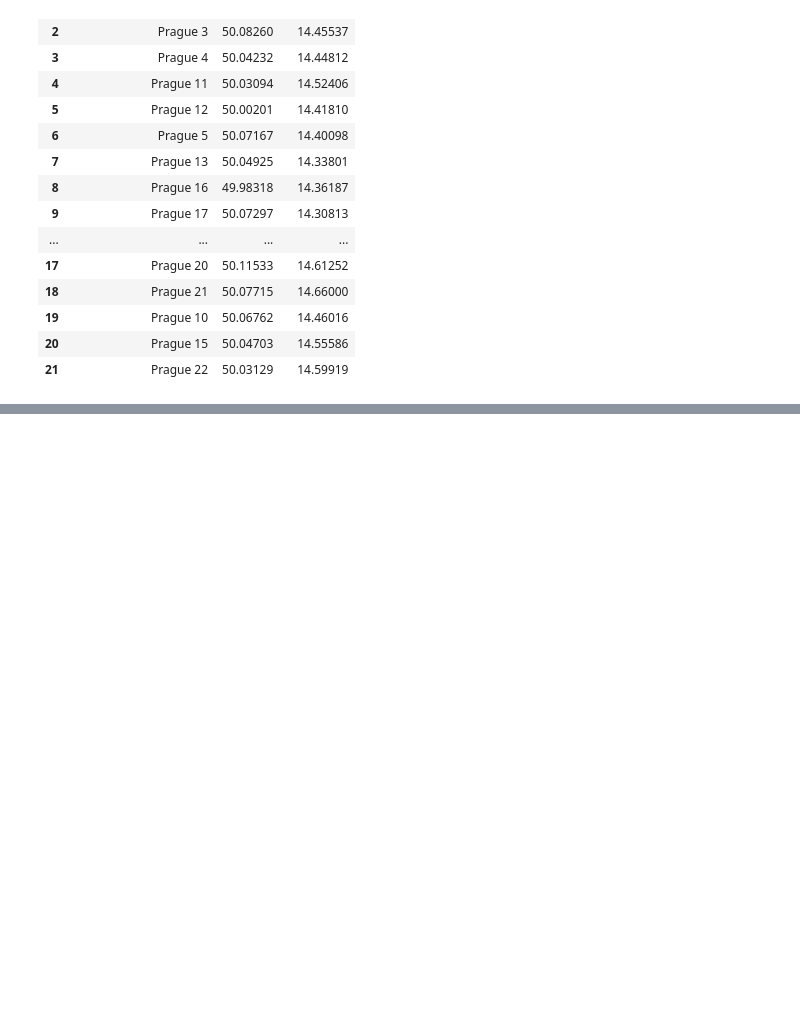
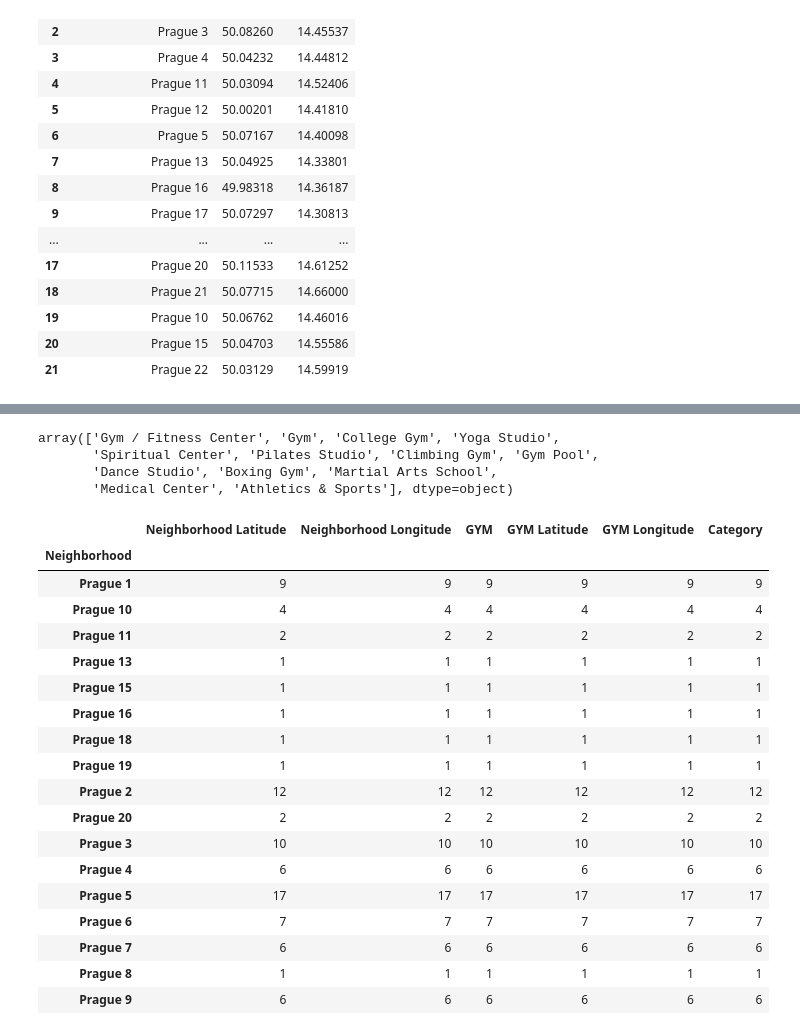
Before and after one commit to DMBabich/Coursera_Capstone, a Jupyter notebook: Final_Capstone/Rus-test.ipynb, the cells around one changed output, grey strips where cells are left out. Cells and saved outputs as stored; diff of their text form; code cells hidden in the pictures; blank space fills up the shorter version.

```diff
--- a/Final_Capstone/Rus-test.ipynb
+++ b/Final_Capstone/Rus-test.ipynb
@@ -195,0 +254,29 @@ longitude = lat_lng_coords[1]
+# %%
+prague_gym['Category'].unique()
+# %% [output]
+array(['Gym / Fitness Center', 'Gym', 'College Gym', 'Yoga Studio',
+       'Spiritual Center', 'Pilates Studio', 'Climbing Gym', 'Gym Pool',
+       'Dance Studio', 'Boxing Gym', 'Martial Arts School',
+       'Medical Center', 'Athletics & Sports'], dtype=object)
+# %%
+prague_gym.groupby('Neighborhood').count()
+# %% [output]
+|  | Neighborhood Latitude | Neighborhood Longitude | GYM | GYM Latitude | GYM Longitude | Category |
+| Neighborhood |  |  |  |  |  |  |
+| Prague 1 | 9 | 9 | 9 | 9 | 9 | 9 |
+| Prague 10 | 4 | 4 | 4 | 4 | 4 | 4 |
+| Prague 11 | 2 | 2 | 2 | 2 | 2 | 2 |
+| Prague 13 | 1 | 1 | 1 | 1 | 1 | 1 |
+| Prague 15 | 1 | 1 | 1 | 1 | 1 | 1 |
+| Prague 16 | 1 | 1 | 1 | 1 | 1 | 1 |
+| Prague 18 | 1 | 1 | 1 | 1 | 1 | 1 |
+| Prague 19 | 1 | 1 | 1 | 1 | 1 | 1 |
+| Prague 2 | 12 | 12 | 12 | 12 | 12 | 12 |
+| Prague 20 | 2 | 2 | 2 | 2 | 2 | 2 |
+| Prague 3 | 10 | 10 | 10 | 10 | 10 | 10 |
+| Prague 4 | 6 | 6 | 6 | 6 | 6 | 6 |
+| Prague 5 | 17 | 17 | 17 | 17 | 17 | 17 |
+| Prague 6 | 7 | 7 | 7 | 7 | 7 | 7 |
+| Prague 7 | 6 | 6 | 6 | 6 | 6 | 6 |
+| Prague 8 | 1 | 1 | 1 | 1 | 1 | 1 |
+| Prague 9 | 6 | 6 | 6 | 6 | 6 | 6 |
```
Also changed, not shown: parts of 42 cells of this notebook.
